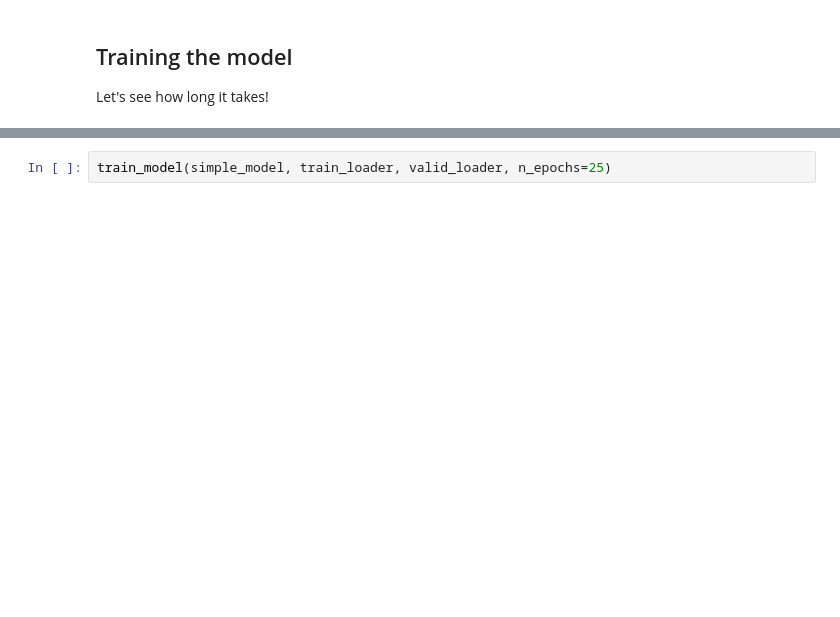
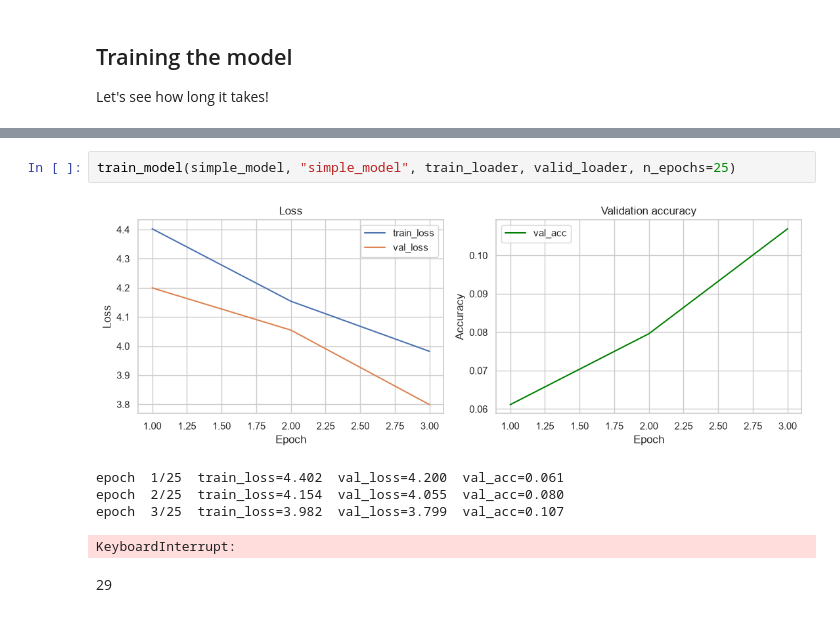
Before and after one commit to matesssaks/Food101, a Jupyter notebook: food101.ipynb, the cells around one changed output, grey strips where cells are left out. Cells and saved outputs as stored; diff of their text form; blank space fills up the shorter version.

Commit message:
Add checkpointing to training loop, include progress visualization, and refactor loss/accuracy tracking

```diff
--- a/food101.ipynb
+++ b/food101.ipynb
@@ -406,2 +452,10 @@ def train_model(model, train_data, valid_data, n_epochs, lr=1e-3, weight_decay=1
 # %%
-train_model(simple_model, train_loader, valid_loader, n_epochs=25)
+train_model(simple_model, "simple_model", train_loader, valid_loader, n_epochs=25)
+# %% [output]
+[figure, added]
+epoch  1/25  train_loss=4.402  val_loss=4.200  val_acc=0.061
+epoch  2/25  train_loss=4.154  val_loss=4.055  val_acc=0.080
+epoch  3/25  train_loss=3.982  val_loss=3.799  val_acc=0.107
+KeyboardInterrupt:
+# %% [markdown]
+29
```
Also changed, not shown: parts of 2 cells of this notebook.
